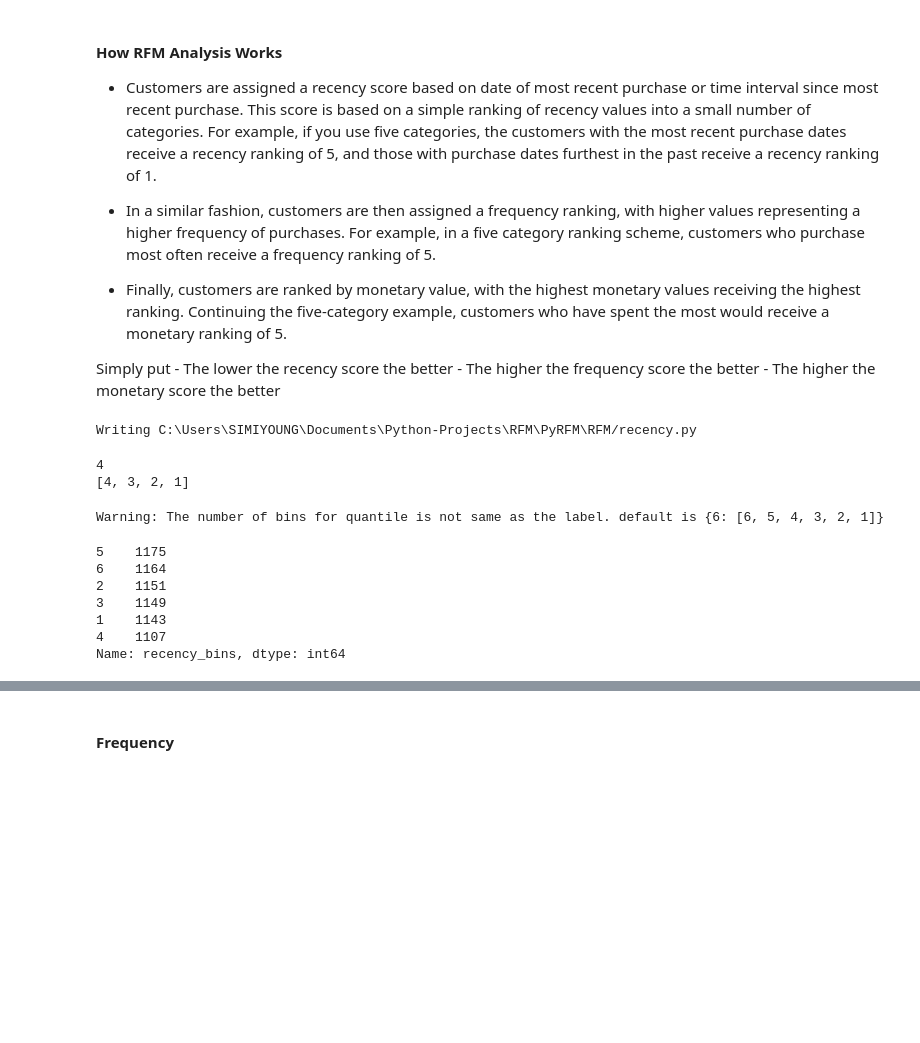
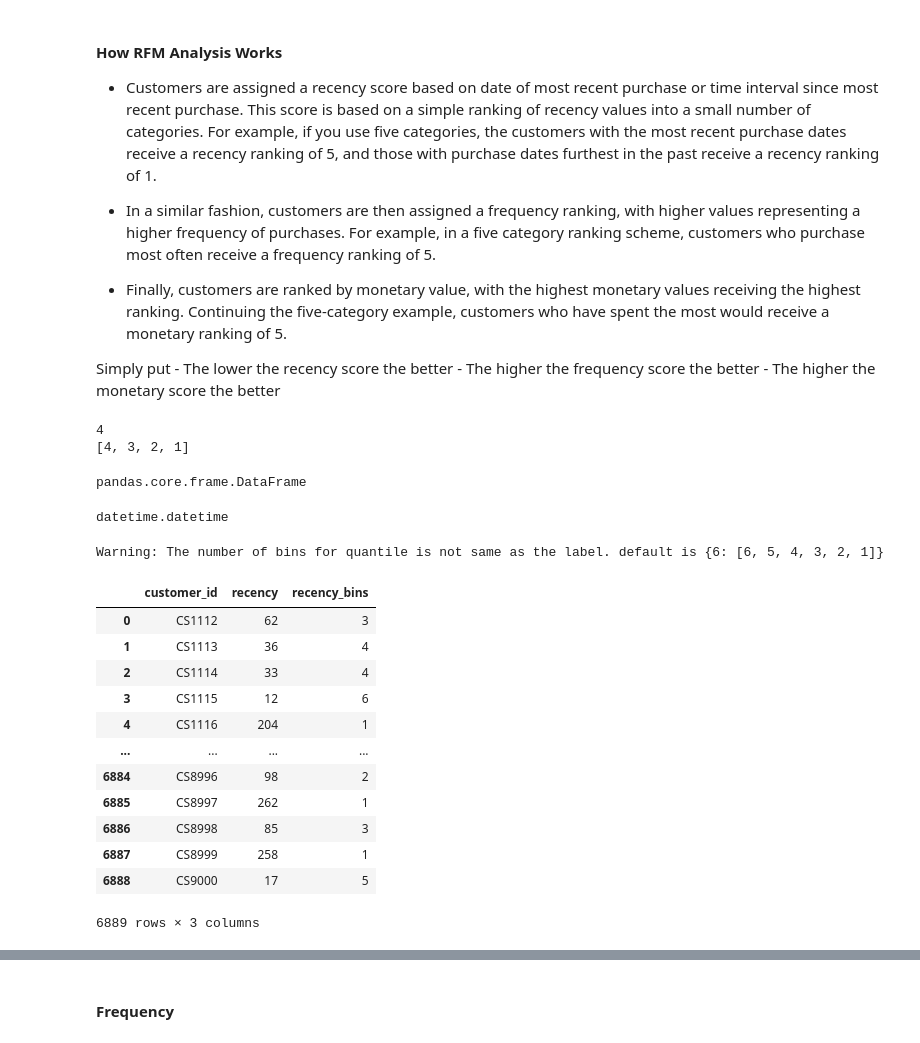
Before and after one commit to simmieyungie/PyRFM, a Jupyter notebook: Playground/RFM-Playground.ipynb, the cells around one changed output, grey strips where cells are left out. Cells and saved outputs as stored; diff of their text form; code cells hidden in the pictures; blank space fills up the shorter version.

```diff
--- a/Playground/RFM-Playground.ipynb
+++ b/Playground/RFM-Playground.ipynb
@@ -137,7 +137,10 @@ Simply put
     - The higher the frequency score the better
     - The higher the monetary score the better
 # %%
-%%writefile $experiment_folder/recency.py
+#%%writefile $experiment_folder/recency.py
+import pandas as pd
+
+#define the function
 def recency(data, id, date, present_date, bins = {5 : [5,4,3,2,1]}):
     '''
     This function will calculate the recency.
@@ -171,7 +174,7 @@ def recency(data, id, date, present_date, bins = {5 : [5,4,3,2,1]}):
         raise ValueError("id: Expected an id (a column) in Dataframe")
 
     #examine the datatype of the date column
-    if data.dtypes[date].name != "datetime64[ns]":
+    if data.dtypes[date].name not in ["datetime64[ns]", "datetime.datetime"]:
         raise ValueError("date: Expected a date datatype, 'convert the date/datetime type'")
         #print("This Column is not a of date/datetime data type")
 
@@ -204,8 +207,6 @@ def recency(data, id, date, present_date, bins = {5 : [5,4,3,2,1]}):
 
 
     return result
-# %% [output]
-Writing C:\Users\SIMIYOUNG\Documents\Python-Projects\RFM\PyRFM\RFM/recency.py
 # %%
 #Bins tester
 bins = {4: [4,3,2,1]}
@@ -219,17 +220,31 @@ print(bin_labels)
 # %% [output]
 4
 [4, 3, 2, 1]
+# %%
+type(df)
+# %% [output]
+pandas.core.frame.DataFrame
+# %%
+type(present)
+# %% [output]
+datetime.datetime
 # %%
 #test recency function
-rec = recency(df, "customer_id", "trans_date", present, bins = {6 : [6,5,4,3,2,1]})
+recency(df, "customer_id", "trans_date", present, {6 : [6,5,4,3,2,1]})
 
-rec.recency_bins.value_counts()
+#rec.recency_bins.value_counts()
 # %% [output]
 Warning: The number of bins for quantile is not same as the label. default is {6: [6, 5, 4, 3, 2, 1]}
+|  | customer_id | recency | recency_bins |
+| 0 | CS1112 | 62 | 3 |
+| 1 | CS1113 | 36 | 4 |
+| 2 | CS1114 | 33 | 4 |
+| 3 | CS1115 | 12 | 6 |
+| 4 | CS1116 | 204 | 1 |
+| ... | ... | ... | ... |
+| 6884 | CS8996 | 98 | 2 |
+| 6885 | CS8997 | 262 | 1 |
+| 6886 | CS8998 | 85 | 3 |
+| 6887 | CS8999 | 258 | 1 |
+| 6888 | CS9000 | 17 | 5 |
-5    1175
-6    1164
-2    1151
-3    1149
-1    1143
-4    1107
-Name: recency_bins, dtype: int64
+6889 rows × 3 columns
```
Also changed, not shown: parts of 8 cells of this notebook, 8 other files.
